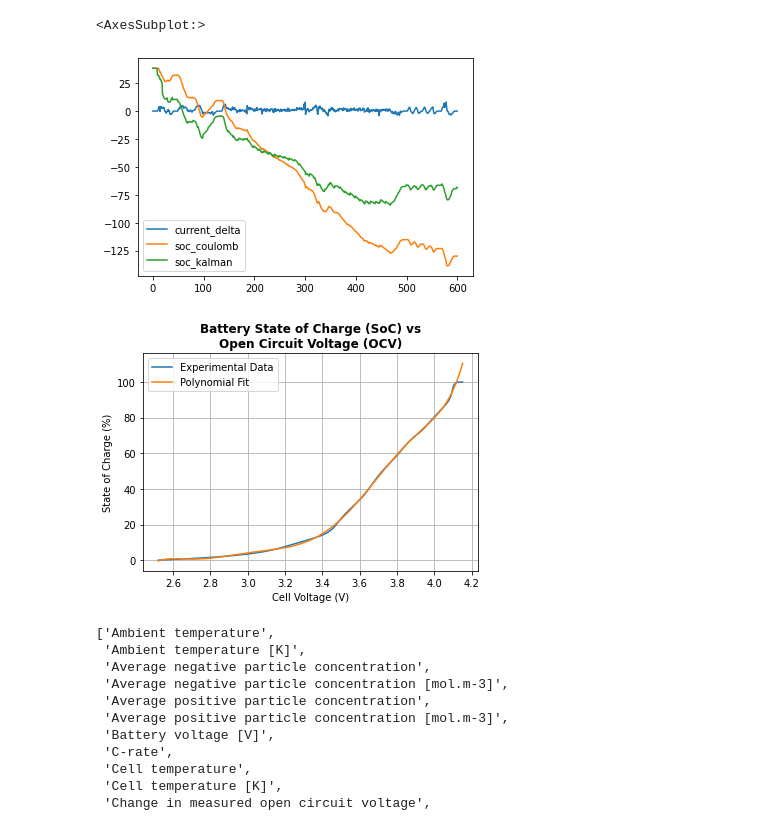
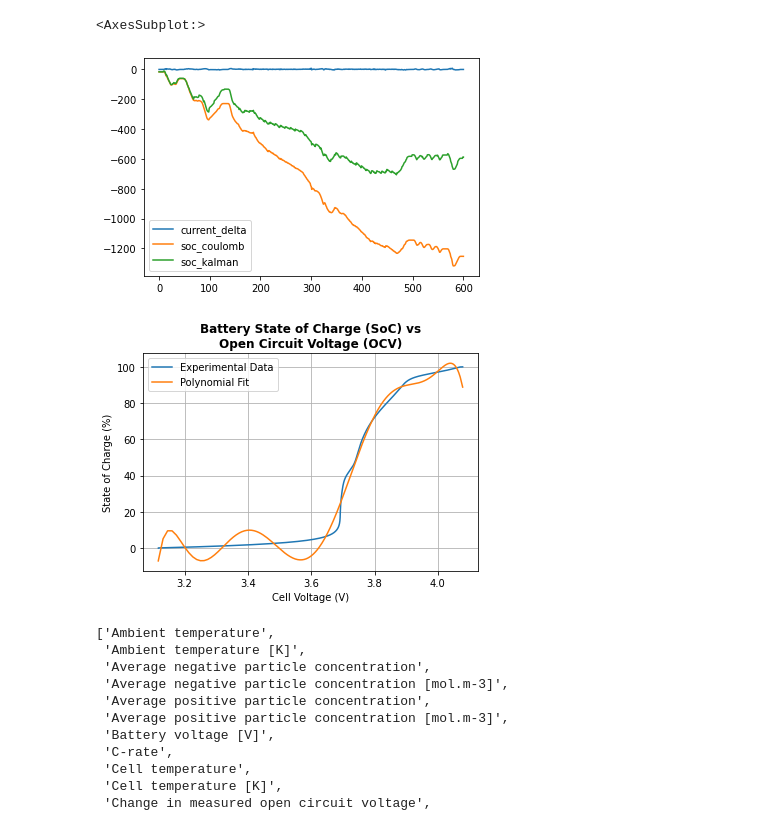
Before and after one commit to Maky55-hub/soc_pybamm_simpy, a Jupyter notebook: battery_with_kalman.ipynb, the cells around one changed output. Drawn from its saved outputs; the diff is of its cells as text; code cells hidden in the pictures.

Commit message:
added ideal battery

```diff
--- a/battery_with_kalman.ipynb
+++ b/battery_with_kalman.ipynb
@@ -61,7 +62,7 @@ class PybammBattery:
         self.model = pybamm.lithium_ion.SPMe()
 
         # load parameter values and process model and geometry
-        self.parameter_values = pybamm.ParameterValues('Chen2020')
+        self.parameter_values = pybamm.ParameterValues('Marquis2019')
 
         # Create the BatteryPolynomialFit and get coefficients list
         self.battery_polynomial_fit = BatteryPolynomialFit(self.model.new_copy(), self.parameter_values.copy())
@@ -197,7 +198,7 @@ def simulate(battery: PybammBattery, current_delta_list: List[float], records: L
         })
 # %%
 # import drive cycle from file
-drive_cycle = pd.read_csv("pybamm/input/drive_cycles/US06.csv", comment="#", header=None).to_numpy()
+drive_cycle = pd.read_csv(f"{pybamm.__path__[0]}/input/drive_cycles/US06.csv", comment="#", header=None).to_numpy()
 
 # For now let's assume the simple case of one step every second where we first (dis)charge and then implicitly read.
 # Later we can extend this to a more asynchronous charge/discharge/read pattern with different processes if we want
@@ -255,11 +256,20 @@ result['soc_kalman'] = result['soc_kalman'].astype(float)
 result.plot()
 # %% [output]
 <AxesSubplot:>
-[figure, old version]
+[figure, new version]
 # %%
-battery.battery_polynomial_fit.plot_polynomial_fit()
+polynomial = battery.battery_polynomial_fit
+plt.plot(polynomial.voltage_reading_final, polynomial.normalized_SoC, label='Experimental Data')
+# Plots the modeled values using the polynomial fit for SoC vs OCV
+plt.plot(polynomial.voltage_reading_final, polynomial.modeled_values, label='Polynomial Fit')
+plt.legend(loc='best')
+plt.ylabel('State of Charge (%)')
+plt.xlabel('Cell Voltage (V)')
+plt.title("Battery State of Charge (SoC) vs\nOpen Circuit Voltage (OCV)", fontweight='bold')
+plt.grid(True)
+plt.savefig('polynomialfit_Marquis2019_SPMe.png', bbox_inches='tight')
 # %% [output]
-[figure, old version]
+[figure, new version]
 # %%
 sorted(battery.model.variables)
 # %% [output]
```
Also changed, not shown: parts of 2 cells of this notebook, 7 other files.
